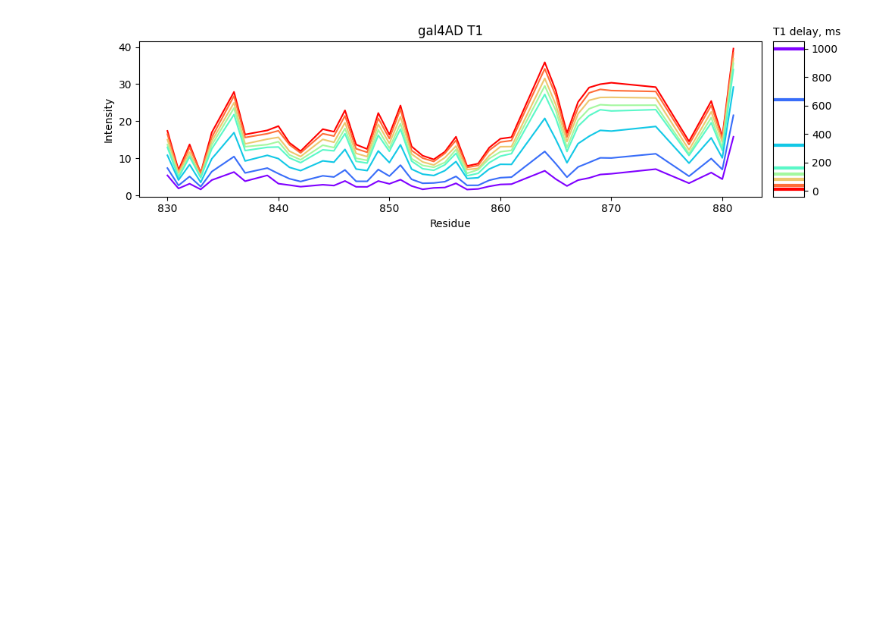
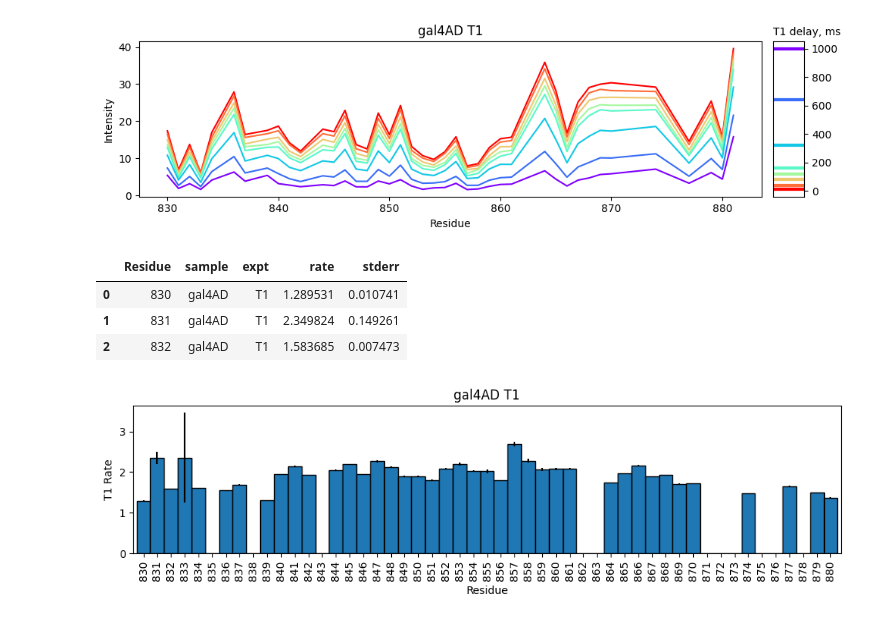
Before and after one commit to tuttlelm/nmr_tools, a Jupyter notebook: analyze_nvj_rates.ipynb, the cells around one changed output. Cells and saved outputs as stored; diff of their text form; code cells hidden in the pictures; blank space fills up the shorter version.

```diff
--- a/analyze_nvj_rates.ipynb
+++ b/analyze_nvj_rates.ipynb
@@ -70,3 +70,69 @@ fig.tight_layout()
 plt.show()
 # %% [output]
 [figure]
+# %%
+## curve fitting...
+
+def expdecay(time, Iref, rate):
+    return Iref * np.exp(-1*rate*time)
+
+
+fits = []
+
+for sample in samples:
+    noise = [5.0] #should be picked correctly, this is just a dummy value
+    for expt in exp:
+        expt_data = dynamics.copy()[(dynamics.expt == expt) & (dynamics['sample'] == sample)]
+        #print(expt_data)
+        peaks = expt_data.Residue.unique()
+        for peak in peaks:
+            focal_data = expt_data.copy()[expt_data.Residue == peak]
+            focal_data = focal_data.copy()[focal_data.Intensity > noise[0]] #experimental filtering by noise
+
+            x = list(focal_data.delay/1000)
+            y = list(focal_data.Intensity)
+            y_err = noise * len(y)
+
+            x0 = [focal_data.Intensity.max(), 10]
+
+            if len(focal_data) > 2:
+                fit,covar = curve_fit(expdecay, x, y, sigma=y_err, p0=x0,maxfev=20000)
+                fits.append( [peak, sample, expt, fit[1], covar[1][1]] )
+
+fit_dyn = pd.DataFrame(fits, columns=['Residue', 'sample', 'expt', 'rate', 'stderr'])
+fit_dyn.head(3)
+# %% [output]
+|  | Residue | sample | expt | rate | stderr |
+| 0 | 830 | gal4AD | T1 | 1.289531 | 0.010741 |
+| 1 | 831 | gal4AD | T1 | 2.349824 | 0.149261 |
+| 2 | 832 | gal4AD | T1 | 1.583685 | 0.007473 |
+# %%
+def fill_missing_range(df, field, range_from, range_to, range_step=1, fill_with=0):
+    '''
+    https://stackoverflow.com/a/43001606/21943039
+    use this to fill in missing data to plot full residue range with gaps
+    '''
+    return df\
+      .merge(how='right', on=field,
+            right = pd.DataFrame({field:np.arange(range_from, range_to, range_step)}))\
+      .sort_values(by=field).reset_index().fillna(fill_with).drop(['index'], axis=1)
+
+sample = 'gal4AD'
+expt = 'T1'
+fig2, ax2 = plt.subplots(1,1,figsize=(10, 3), )#gridspec_kw={'width_ratios':[20,1]} )
+plot_data = fit_dyn.copy()[(fit_dyn['sample'] == sample) & (fit_dyn['expt']==expt)]
+plot_data = plot_data[plot_data['Residue'].isin(residues)]
+plot_data = fill_missing_range(plot_data,'Residue',residues[0],residues[-1],1,np.nan)
+
+# color = iter(cm.rainbow(np.linspace(1,0,len(delays))))
+# c = next(color)
+
+plot_data.plot.bar(x='Residue',y='rate',yerr='stderr',ax=ax2,width=1.0,ec='black')#c=c)
+ax2.set_ylabel(expt+" Rate")
+ax2.get_legend().remove()
+ax2.set_title(sample+" "+expt)
+#fig2.suptitle(sample+" "+expt)
+fig2.tight_layout()
+plt.show()
+# %% [output]
+[figure, added]
```
